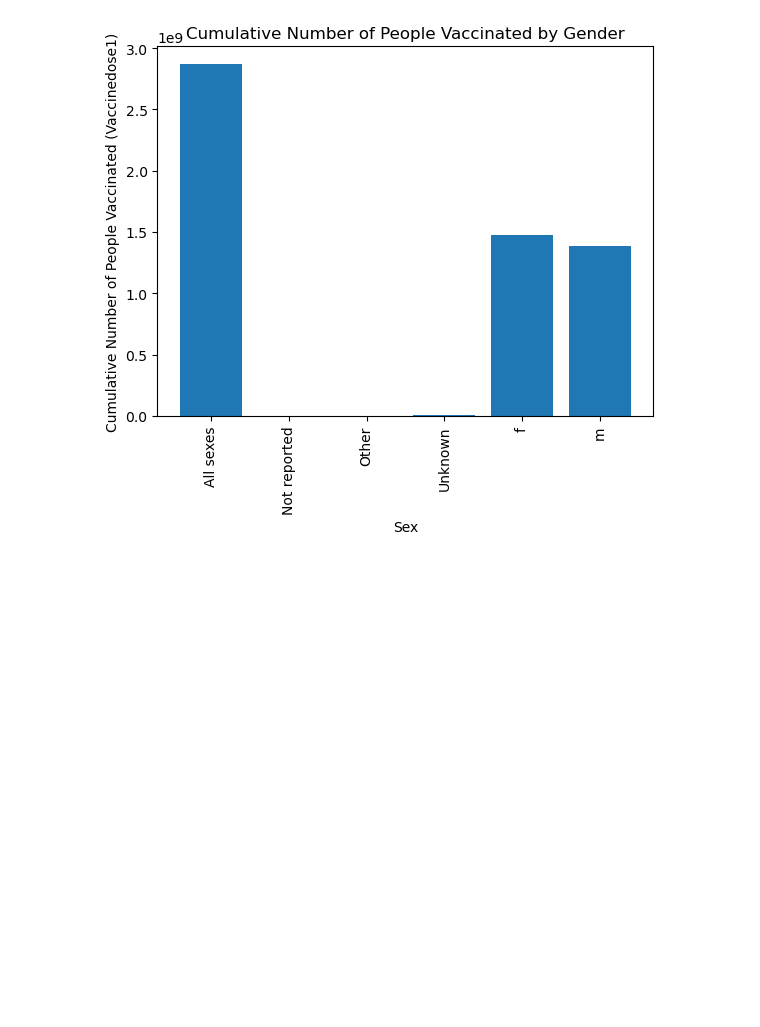
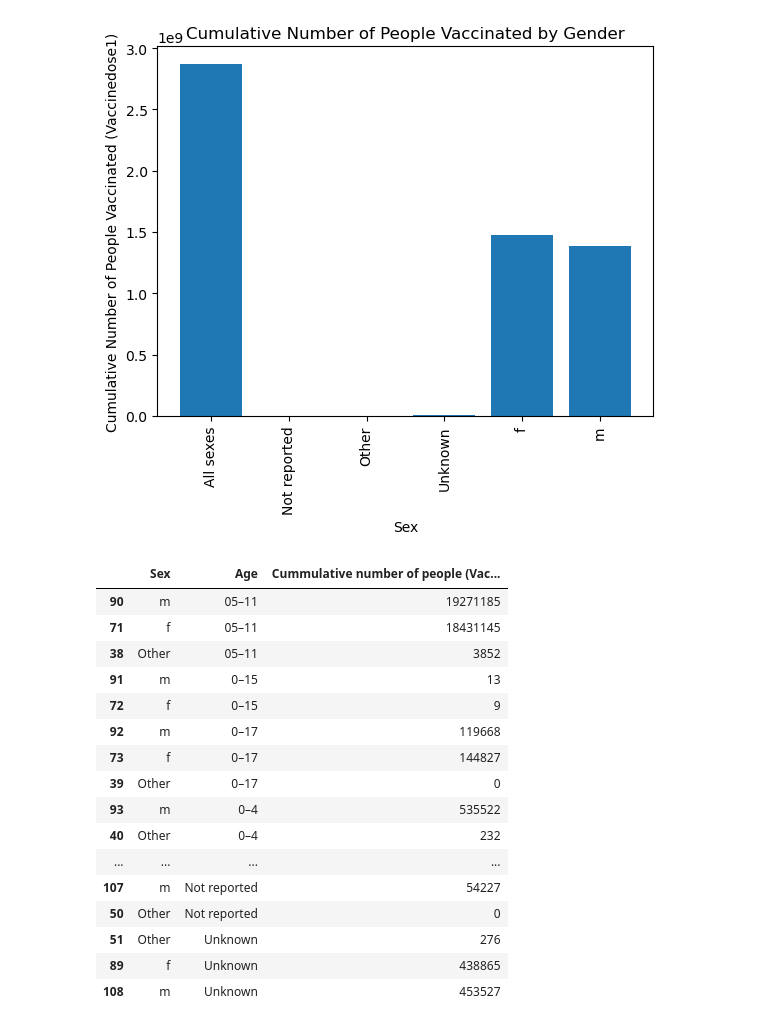
Before and after one commit to svafaeva93/COVID-19_project_work, a Jupyter notebook: project2attempt.ipynb, the cells around one changed output. Cells and saved outputs as stored; diff of their text form; code cells hidden in the pictures; blank space fills up the shorter version.

```diff
--- a/project2attempt.ipynb
+++ b/project2attempt.ipynb
@@ -348,3 +348,34 @@ plt.savefig('vaccination_plot.png', bbox_inches='tight')
 plt.show()
 # %% [output]
 [figure]
+# %%
+# Group the data by 'Sex' and 'Age' and calculate the sum of 'Cummulative number of people (Vaccinedose1)'
+grouped_df = merged_df.groupby(['Sex', 'Age'])['Cummulative number of people (Vaccinedose1)'].sum().reset_index()
+# Sort the data by 'Age' column
+grouped_df = grouped_df.sort_values('Age')
+# Create a boolean mask to filter rows based on 'Sex' column
+mask = (grouped_df['Sex'] == 'm') | (grouped_df['Sex'] == 'f') | (grouped_df['Sex'] == 'Other')
+# Apply the mask to the DataFrame
+filtered_df = grouped_df[mask]
+filtered_df
+# age_mask = (filtered_df['Age'] == 0-4) | (filtered_df['Age'] == 05-11) | (filtered_df['Age'] == 12-17)
+# age_filtered_df = filtered_df[age_mask]
+# age_filtered_df.head(10)
+# %% [output]
+|  | Sex | Age | Cummulative number of people (Vac... |
+| 90 | m | 05–11 | 19271185 |
+| 71 | f | 05–11 | 18431145 |
+| 38 | Other | 05–11 | 3852 |
+| 91 | m | 0–15 | 13 |
+| 72 | f | 0–15 | 9 |
+| 92 | m | 0–17 | 119668 |
+| 73 | f | 0–17 | 144827 |
+| 39 | Other | 0–17 | 0 |
+| 93 | m | 0–4 | 535522 |
+| 40 | Other | 0–4 | 232 |
+| ... | ... | ... | ... |
+| 107 | m | Not reported | 54227 |
+| 50 | Other | Not reported | 0 |
+| 51 | Other | Unknown | 276 |
+| 89 | f | Unknown | 438865 |
+| 108 | m | Unknown | 453527 |
```
Also changed, not shown: parts of 2 cells of this notebook.
